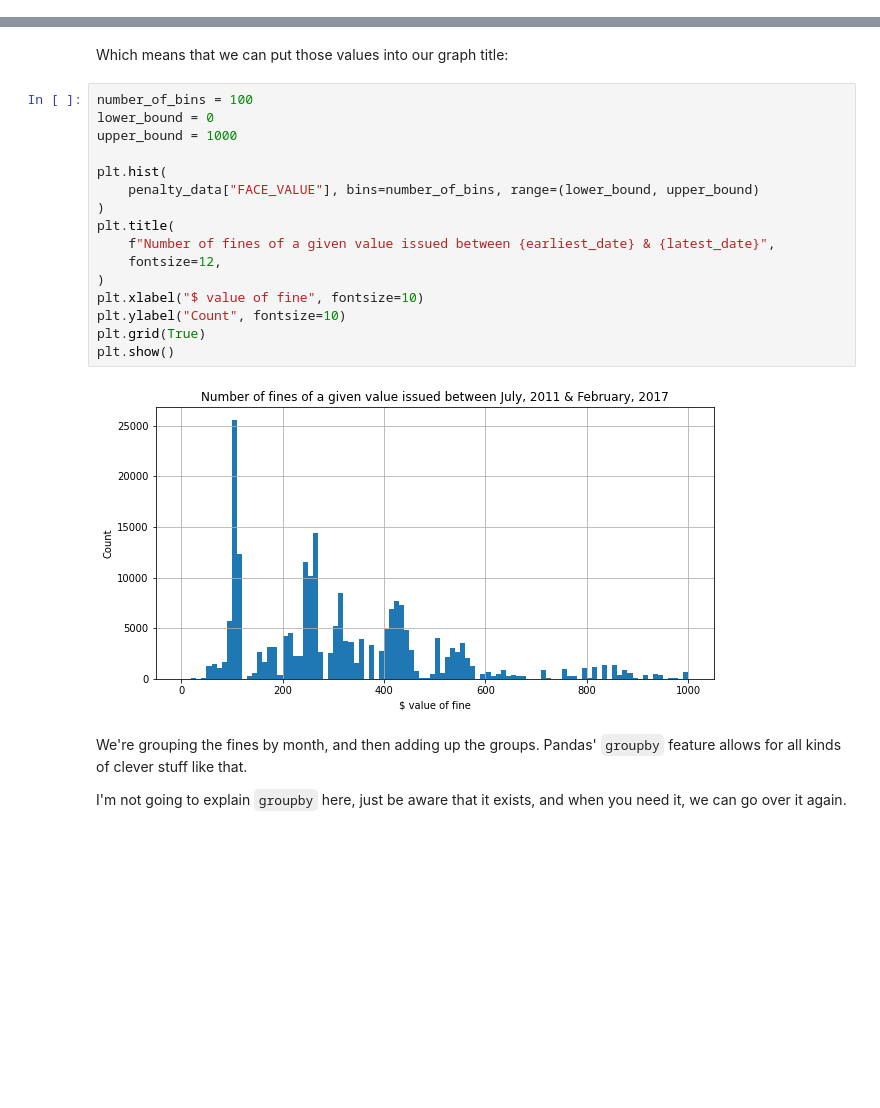
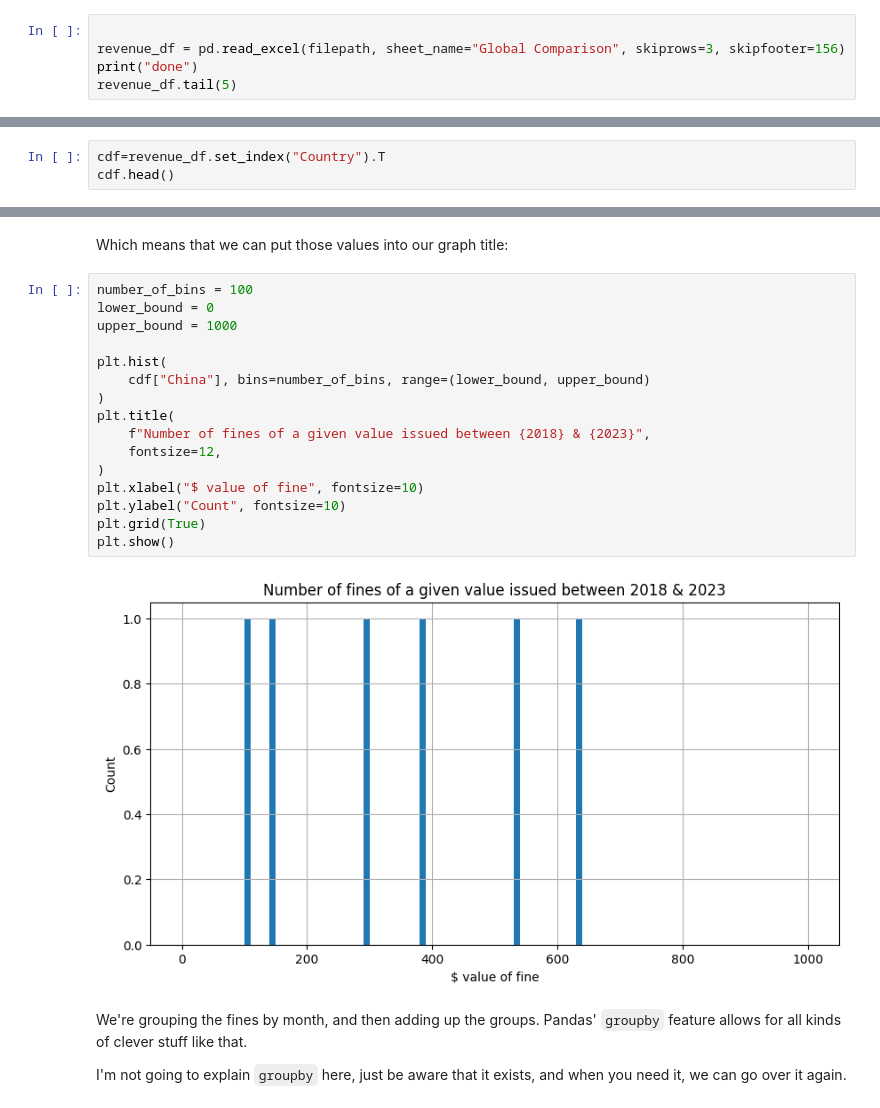
Before and after one commit to Teresa-bing/dataproject, a Jupyter notebook: basic_pandas.ipynb, the cells around one changed output, grey strips where cells are left out. Drawn from its saved outputs; the diff is of its cells as text; blank space fills up the shorter version.

```diff
--- a/basic_pandas.ipynb
+++ b/basic_pandas.ipynb
@@ -61,0 +34,5 @@ penalty_data.head(15)
+# %%
+
+revenue_df = pd.read_excel(filepath, sheet_name="Global Comparison", skiprows=3, skipfooter=156)
+print("done")
+revenue_df.tail(5)
@@ -74,0 +92,3 @@ penalty_data.sample(5)
+# %%
+cdf=revenue_df.set_index("Country").T
+cdf.head()
@@ -548,21 +812,21 @@ Which means that we can put those values into our graph title:
 # %%
 number_of_bins = 100
 lower_bound = 0
 upper_bound = 1000
 
 plt.hist(
-    penalty_data["FACE_VALUE"], bins=number_of_bins, range=(lower_bound, upper_bound)
+    cdf["China"], bins=number_of_bins, range=(lower_bound, upper_bound)
 )
 plt.title(
-    f"Number of fines of a given value issued between {earliest_date} & {latest_date}",
+    f"Number of fines of a given value issued between {2018} & {2023}",
     fontsize=12,
 )
 plt.xlabel("$ value of fine", fontsize=10)
 plt.ylabel("Count", fontsize=10)
 plt.grid(True)
 plt.show()
 # %% [output]
-[figure, old version]
+[figure, new version]
 # %% [markdown]
 We're grouping the fines by month, and then adding up the groups. Pandas' `groupby` feature allows for all kinds of clever stuff like that.
 
```
Also changed, not shown: parts of 77 cells of this notebook, 1 other file.
